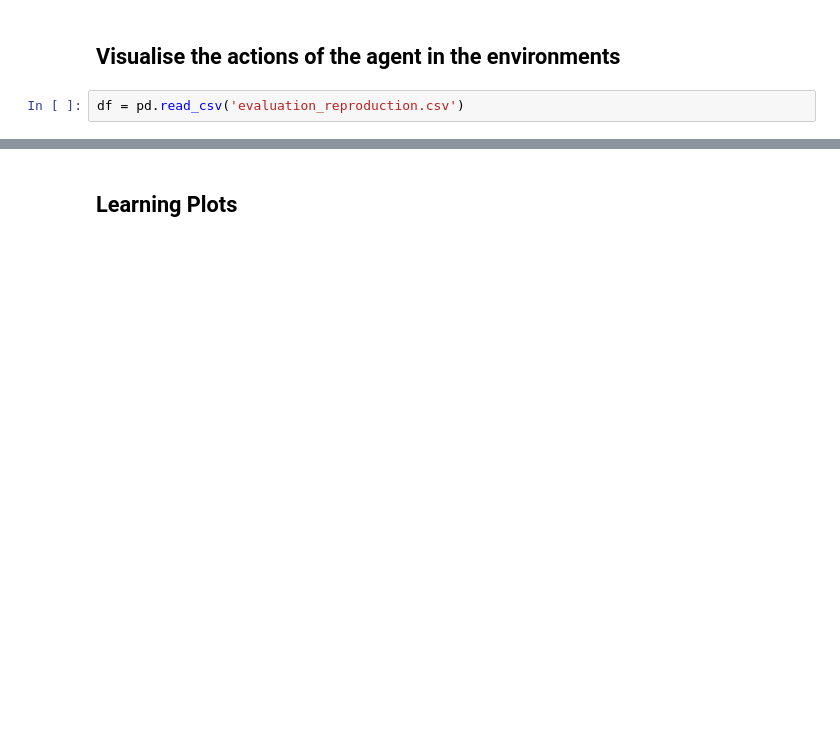
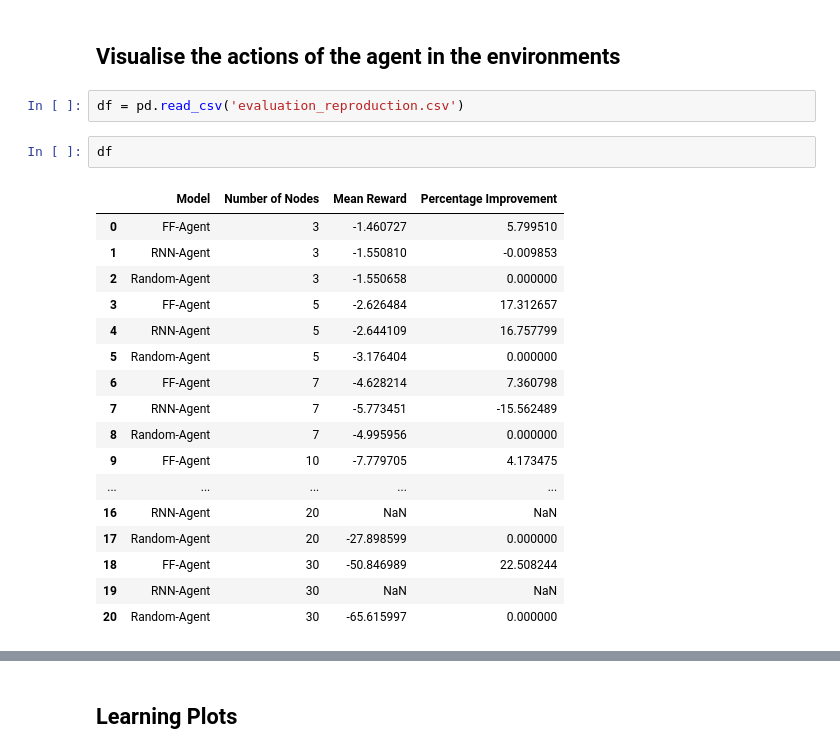
Before and after one commit to FinlayDuff/VRP-GYM-extension, a Jupyter notebook: reproduction.ipynb, the cells around one changed output, grey strips where cells are left out. Cells and saved outputs as stored; diff of their text form; blank space fills up the shorter version.

```diff
--- a/reproduction.ipynb
+++ b/reproduction.ipynb
@@ -177,6 +176,26 @@ Moviepy - Writing video ./videos/video_test_santa_rnn_10_123.mp4
 ## Visualise the actions of the agent in the environments
 # %%
 df = pd.read_csv('evaluation_reproduction.csv')
+# %%
+df
+# %% [output]
+|  | Model | Number of Nodes | Mean Reward | Percentage Improvement |
+| 0 | FF-Agent | 3 | -1.460727 | 5.799510 |
+| 1 | RNN-Agent | 3 | -1.550810 | -0.009853 |
+| 2 | Random-Agent | 3 | -1.550658 | 0.000000 |
+| 3 | FF-Agent | 5 | -2.626484 | 17.312657 |
+| 4 | RNN-Agent | 5 | -2.644109 | 16.757799 |
+| 5 | Random-Agent | 5 | -3.176404 | 0.000000 |
+| 6 | FF-Agent | 7 | -4.628214 | 7.360798 |
+| 7 | RNN-Agent | 7 | -5.773451 | -15.562489 |
+| 8 | Random-Agent | 7 | -4.995956 | 0.000000 |
+| 9 | FF-Agent | 10 | -7.779705 | 4.173475 |
+| ... | ... | ... | ... | ... |
+| 16 | RNN-Agent | 20 | NaN | NaN |
+| 17 | Random-Agent | 20 | -27.898599 | 0.000000 |
+| 18 | FF-Agent | 30 | -50.846989 | 22.508244 |
+| 19 | RNN-Agent | 30 | NaN | NaN |
+| 20 | Random-Agent | 30 | -65.615997 | 0.000000 |
 # %%
 # Isolate Random-Agent's mean rewards
 random_agent_rewards = df[df['Model'] == 'Random-Agent'].set_index('Number of Nodes')['Mean Reward']
```
Also changed, not shown: parts of 6 cells of this notebook, 2 other files.
